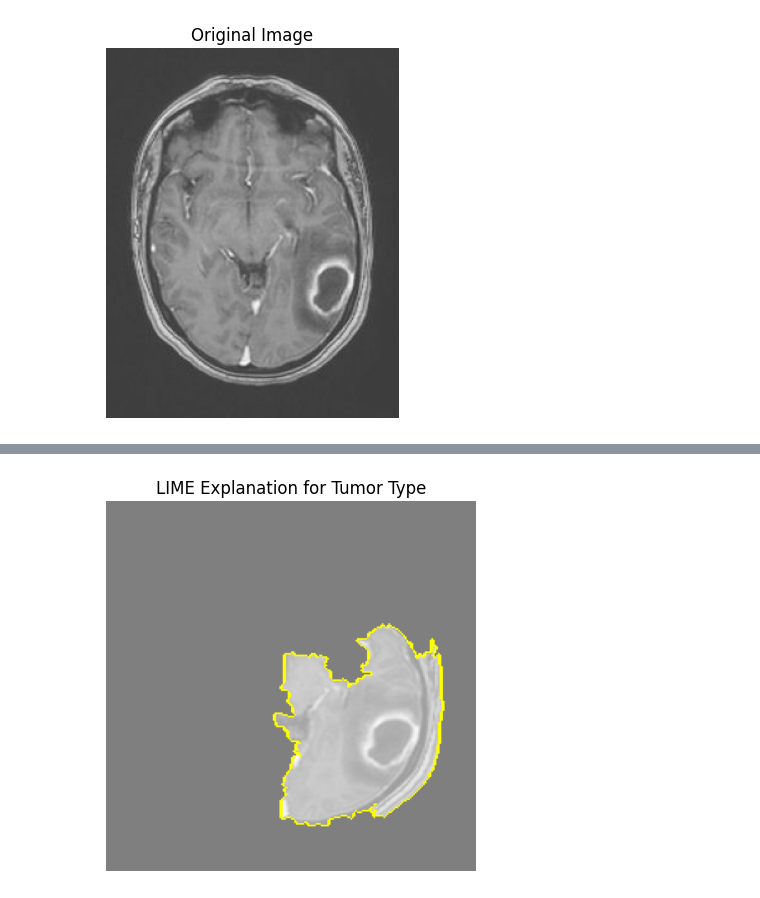
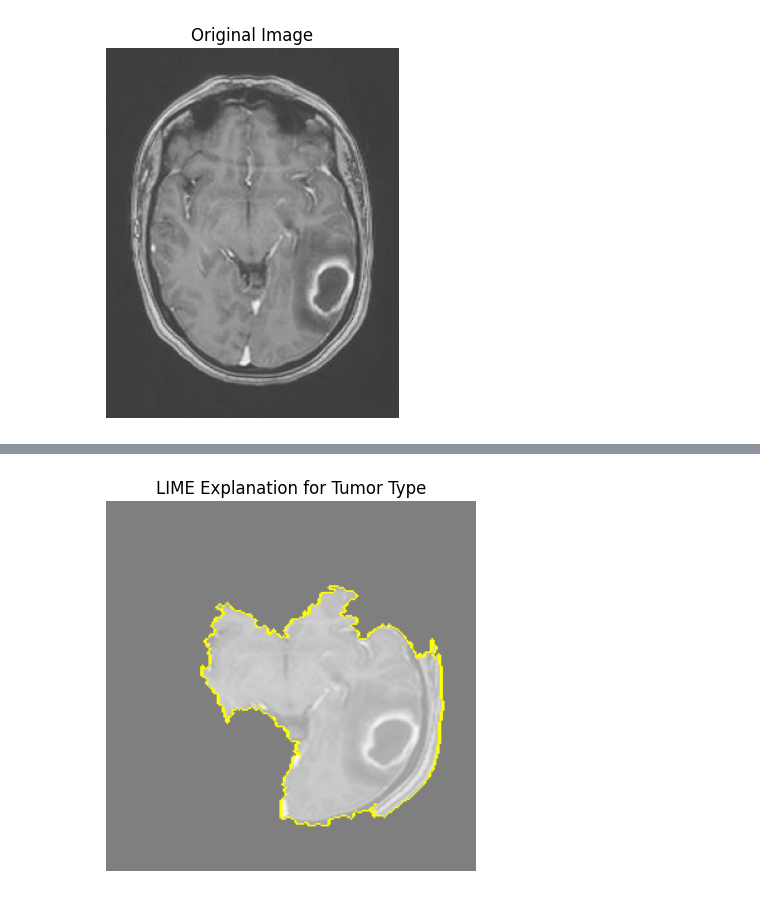
Before and after one commit to TharinsaMudalige/Neuron-Brain_Tumor_Detection_Classification_with_XAI, a Jupyter notebook: LIME_implementation.ipynb, the cells around one changed output, grey strips where cells are left out. Drawn from its saved outputs; the diff is of its cells as text; code cells hidden in the pictures.

```diff
--- a/LIME_implementation.ipynb
+++ b/LIME_implementation.ipynb
@@ -117,19 +117,19 @@ explanation = explainer.explain_instance(
 # %%
 # Visualize the explanation for the top predicted label
 temp, mask = explanation.get_image_and_mask(
     label=explanation.top_labels[0],  # The top predicted label index
     positive_only=True,
-    num_features=5,  # Number of superpixels to display
+    num_features=10,  # Number of superpixels to display
     hide_rest=True
 )
 
 # Display the visualization
 plt.imshow(mark_boundaries(temp / 2 + 0.5, mask))  # Normalize temp for display
 plt.title(f"LIME Explanation for Tumor Type")
 plt.axis('off')
 plt.show()
 # %% [output]
-[figure, old version]
+[figure, new version]
 # %%
 # Visualize the explanation for the top predicted label
 temp, mask = explanation.get_image_and_mask(
```
Also changed, not shown: parts of 4 cells of this notebook.
